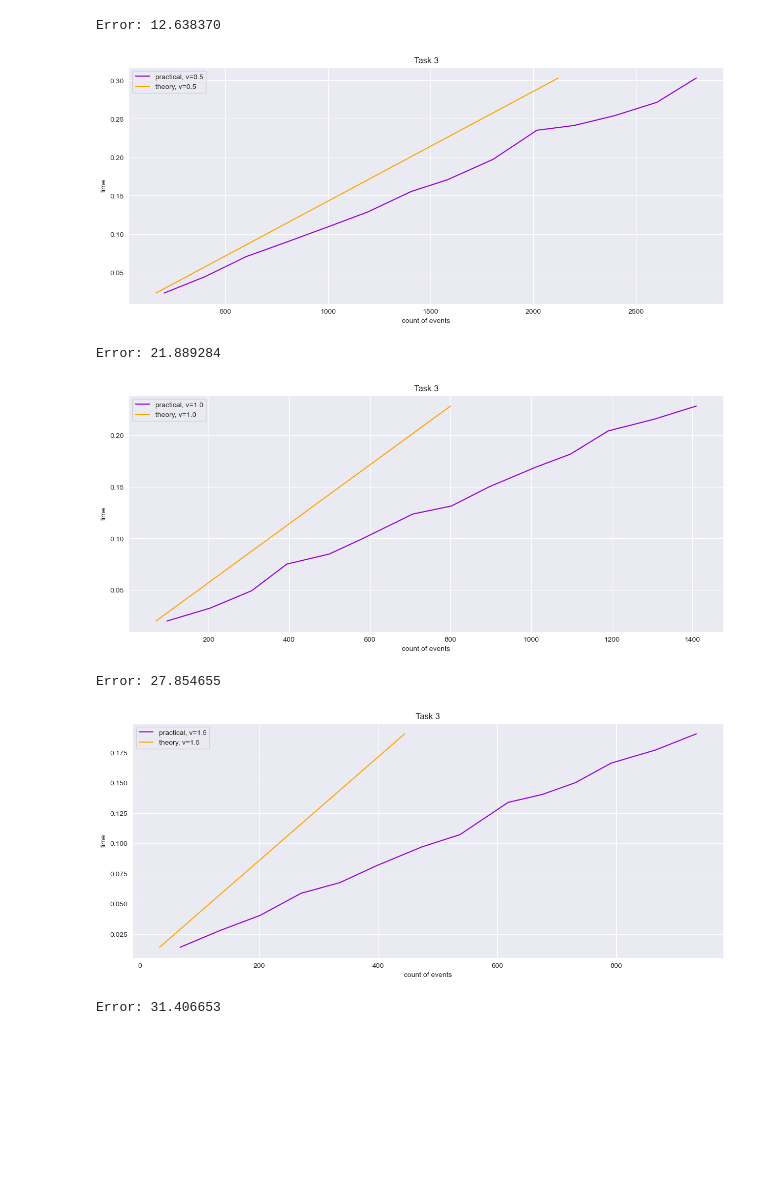
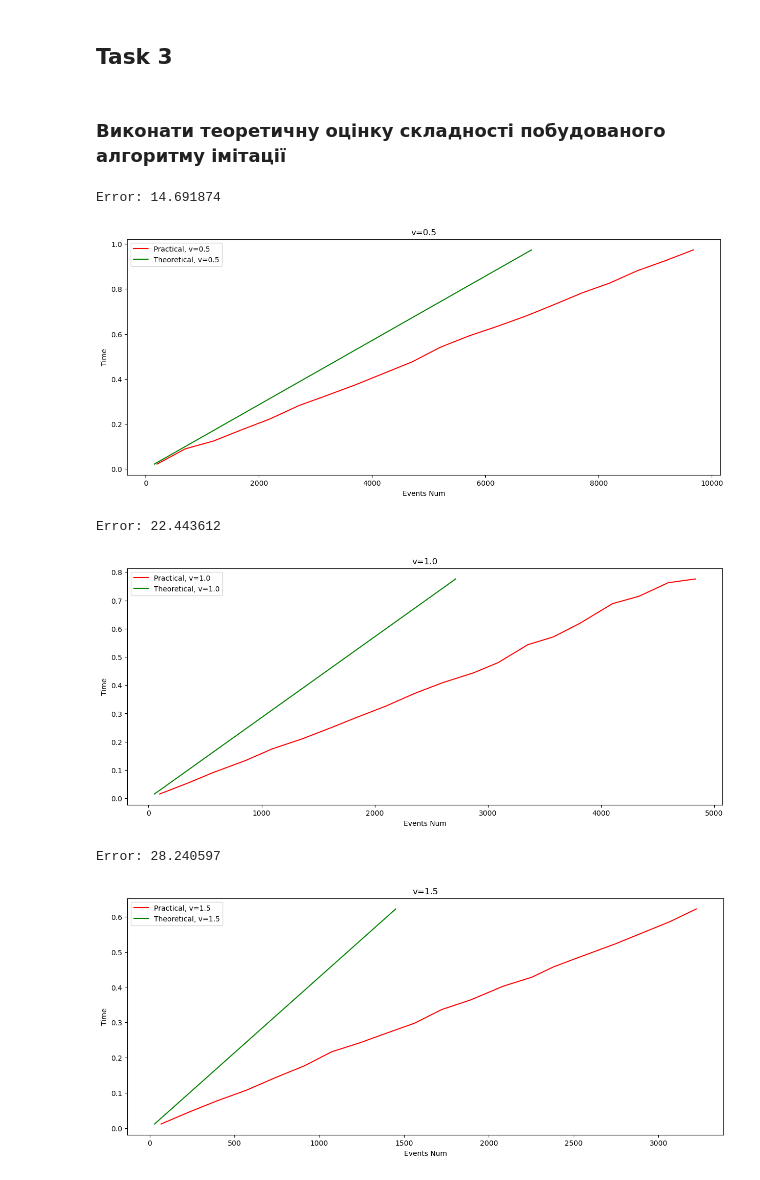
Before and after one commit to whitetark/modelling-systems, a Jupyter notebook: lab04/lab04.ipynb, the cells around one changed output. Drawn from its saved outputs; the diff is of its cells as text; code cells hidden in the pictures; blank space fills up the shorter version.

```diff
--- a/lab04/lab04.ipynb
+++ b/lab04/lab04.ipynb
@@ -4,5 +6,4 @@ import pandas as pd
 import matplotlib.pyplot as plt
 import seaborn as sns
 import time
-sns.set_style('darkgrid')
 %matplotlib inline
@@ -310,19 +321,16 @@ Global mean load: 0.39422499999999994
 # %%
 N = 10
-v = 2
-time_modelig_list = range(100, 5000, 200)
+time_modeling_list = range(100, 5000, 250)
 
 times_list = []
 events_list = []
-events_theory = []
 
-for time_modelig in time_modelig_list:
+for time_modeling in time_modeling_list:
     current_events_list = []
     current_times_list = []
     for _ in range(N):
         Element.id_curr = 0
-        # c1 = Create(delay_mean=0.89, name='CREATOR_1', distribution='exp')
-        c1 = Create(delay_mean=v, name='CREATOR_1', distribution='exp')
+        c1 = Create(delay_mean=2, name='CREATOR_1', distribution='exp')
         p1 = Process(maxqueue=100, delay_mean=0.6, name='PROCESSOR1', distribution='exp')
         p2 = Process(maxqueue=100, delay_mean=0.3, name='PROCESSOR2', distribution='exp')
         p3 = Process(maxqueue=100, delay_mean=0.4, name='PROCESSOR3', distribution='exp')
@@ -341,11 +349,17 @@ for time_modelig in time_modelig_list:
         model = Model(elements, print_logs=False)
 
         start = time.time()
-        quantity = model.simulate(time_modelig)
+        quantity = model.simulate(time_modeling)
         current_times_list.append(time.time() - start)
         current_events_list.append(quantity)
 
 
     times_list.append(np.sum(current_times_list) / N)
     events_list.append(np.sum(current_events_list) / N)
-    events_theory.append((np.sum(current_times_list) / N) * (1 / v) * 8000)
+
+fig, ax = plt.subplots(1,1, figsize=(15,6))
+
+sns.lineplot(x='Events Num', y='Time', data=pd.DataFrame(list(zip(events_list, times_list)),
+            columns=['Events Num', 'Time']), label=f'Practical', ax=ax, color='red')
+
+ax.set_title(u'Task 2');
@@ -373,22 +368,22 @@ ax.set_title(u'Task 2');
+# %% [markdown]
+## Task 3
+# %% [markdown]
+### Виконати теоретичну оцінку складності побудованого алгоритму імітації
 # %%
 N = 10
-v_max = 2 + 1e-3
-v_list = np.arange(0.5, v_max, 0.5)
+v_list = np.arange(0.5, 2.0, 0.5)
 time_modelig_list = range(100, 1500, 100)
 
-# fig, ax = plt.subplots(len(v_list),1, figsize=(15,6))
-# ax = ax.ravel()
-for idx, v in enumerate(v_list):
+for v in v_list:
     times_list = []
     events_list = []
     events_theory = []
-    for time_modelig in time_modelig_list:
+    for time_modeling in time_modeling_list:
         current_events_list = []
         current_times_list = []
 
         for _ in range(N):
             Element.id_curr = 0
-            # c1 = Create(delay_mean=0.89, name='CREATOR_1', distribution='exp')
             c1 = Create(delay_mean=v, name='CREATOR_1', distribution='exp')
             p1 = Process(maxqueue=100, delay_mean=0.6, name='PROCESSOR_1', distribution='exp')
             p2 = Process(maxqueue=100, delay_mean=0.3, name='PROCESSOR_2', distribution='exp')
@@ -396,45 +391,42 @@ for idx, v in enumerate(v_list):
             p4 = Process(maxqueue=100, delay_mean=0.1, name='PROCESSOR_4', distribution='exp', n_channel=2)
             d1 = Despose(name='DESPOSE_1')
 
             c1.next_elements = [p1]
             p1.next_elements = [d1, p2, p3, p4]
             p2.next_elements = [p1]
             p3.next_elements = [p1]
             p4.next_elements = [p1]
 
             p1.p = [0.42, 0.15, 0.13, 0.3]
 
             elements = [c1, p1, p2, p3, p4, d1]
             model = Model(elements, print_logs=False)
 
             start = time.time()
-            quantity = model.simulate(time_modelig)
+            quantity = model.simulate(time_modeling)
             current_times_list.append(time.time() - start)
             current_events_list.append(quantity)
 
 
         times_list.append(np.sum(current_times_list) / N)
         events_list.append(np.sum(current_events_list) / N)
         events_theory.append((np.sum(current_times_list) / N) * (1 / v) * 3500)
 
     print('Error: %f' % np.mean(compute_perc(events_list, events_theory)))
     fig, ax = plt.subplots(1,1, figsize=(15,6))
 
-    sns.lineplot(x='count of events', y='time',
-                 data=pd.DataFrame(list(zip(events_list, times_list)), columns=['count of events', 'time']),
-                 label=f'practical, v={v}', ax=ax, color='darkviolet')
+    sns.lineplot(x='Events Num', y='Time', data=pd.DataFrame(list(zip(events_list, times_list)),
+                columns=['Events Num', 'Time']), label=f'Practical', ax=ax, color='red')
 
-    sns.lineplot(x='count of events', y='time',
-                 data=pd.DataFrame(list(zip(events_theory, times_list)), columns=['count of events', 'time']),
-                 label=f'theory, v={v}', ax=ax, color='orange')
+    sns.lineplot(x='Events Num', y='Time', data=pd.DataFrame(list(zip(events_theory, times_list)),
+                columns=['Events Num', 'Time']), label=f'Theoretical', ax=ax, color='green')
 
-    ax.set_title(u'Task 3');
+    ax.set_title(f'v={v}');
     plt.show()
 # %% [output]
-Error: 12.638370
+Error: 14.691874
-[figure, old version]
+[figure, new version]
-Error: 21.889284
+Error: 22.443612
-[figure, old version]
+[figure, new version]
-Error: 27.854655
+Error: 28.240597
-[figure, old version]
+[figure, new version]
-Error: 31.406653
```
Also changed, not shown: parts of 17 cells of this notebook.
